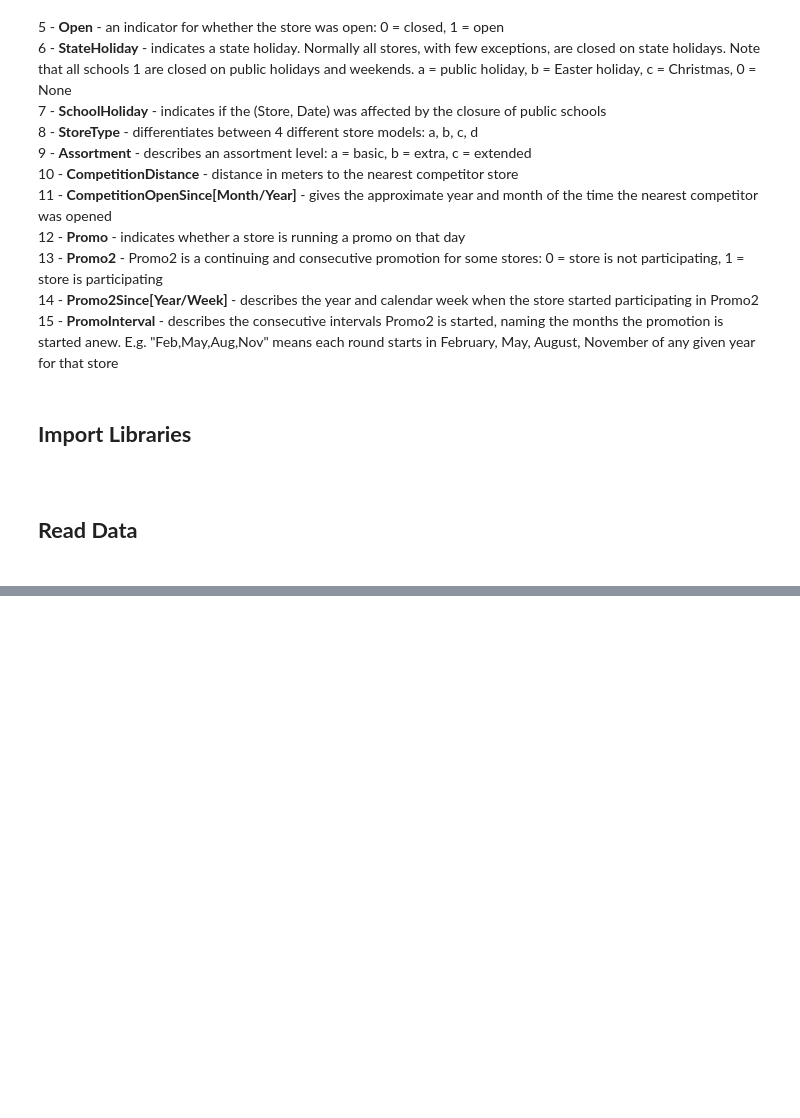
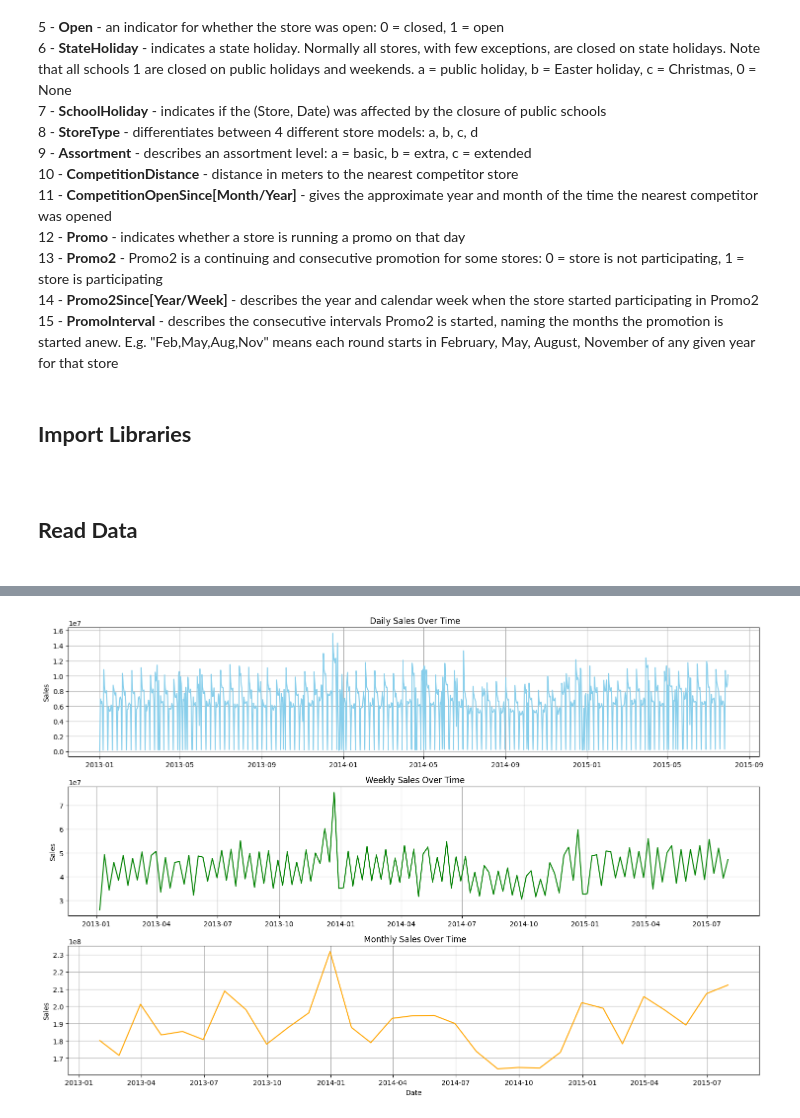
Before and after one commit to ali2yman/Rossman-Store---Time-Series-Analysis-Project, a Jupyter notebook: code.ipynb, the cells around one changed output, grey strips where cells are left out. Saved outputs shown, nothing was run; the diff lists cells and outputs as text; code cells hidden in the pictures; blank space fills up the shorter version.

```diff
--- a/code.ipynb
+++ b/code.ipynb
@@ -88,0 +224,38 @@ df_train.head(5)
+# %%
+# Daily Sales (just group by date)
+daily_sales = df_train.groupby('Date')['Sales'].sum().reset_index().set_index('Date')
+# Weekly Sales (resample by week)
+weekly_sales = df_train.set_index('Date')['Sales'].resample('W').sum().reset_index()
+# Monthly Sales (resample by month)
+monthly_sales = df_train.set_index('Date')['Sales'].resample('ME').sum().reset_index()
+
+plt.figure(figsize=(15, 10))
+
+# Daily
+plt.subplot(3, 1, 1)
+sns.lineplot(data=daily_sales, x='Date', y='Sales', color='skyblue')
+plt.title(' Daily Sales Over Time')
+plt.xlabel('')
+plt.ylabel('Sales')
+plt.grid(True)
+
+# Weekly
+plt.subplot(3, 1, 2)
+sns.lineplot(data=weekly_sales, x='Date', y='Sales', color='green')
+plt.title(' Weekly Sales Over Time')
+plt.xlabel('')
+plt.ylabel('Sales')
+plt.grid(True)
+
+# Monthly
+plt.subplot(3, 1, 3)
+sns.lineplot(data=monthly_sales, x='Date', y='Sales', color='orange')
+plt.title(' Monthly Sales Over Time')
+plt.xlabel('Date')
+plt.ylabel('Sales')
+plt.grid(True)
+
+plt.tight_layout()
+plt.show()
+# %% [output]
+[figure, added]
```
Also changed, not shown: parts of 23 cells of this notebook.
